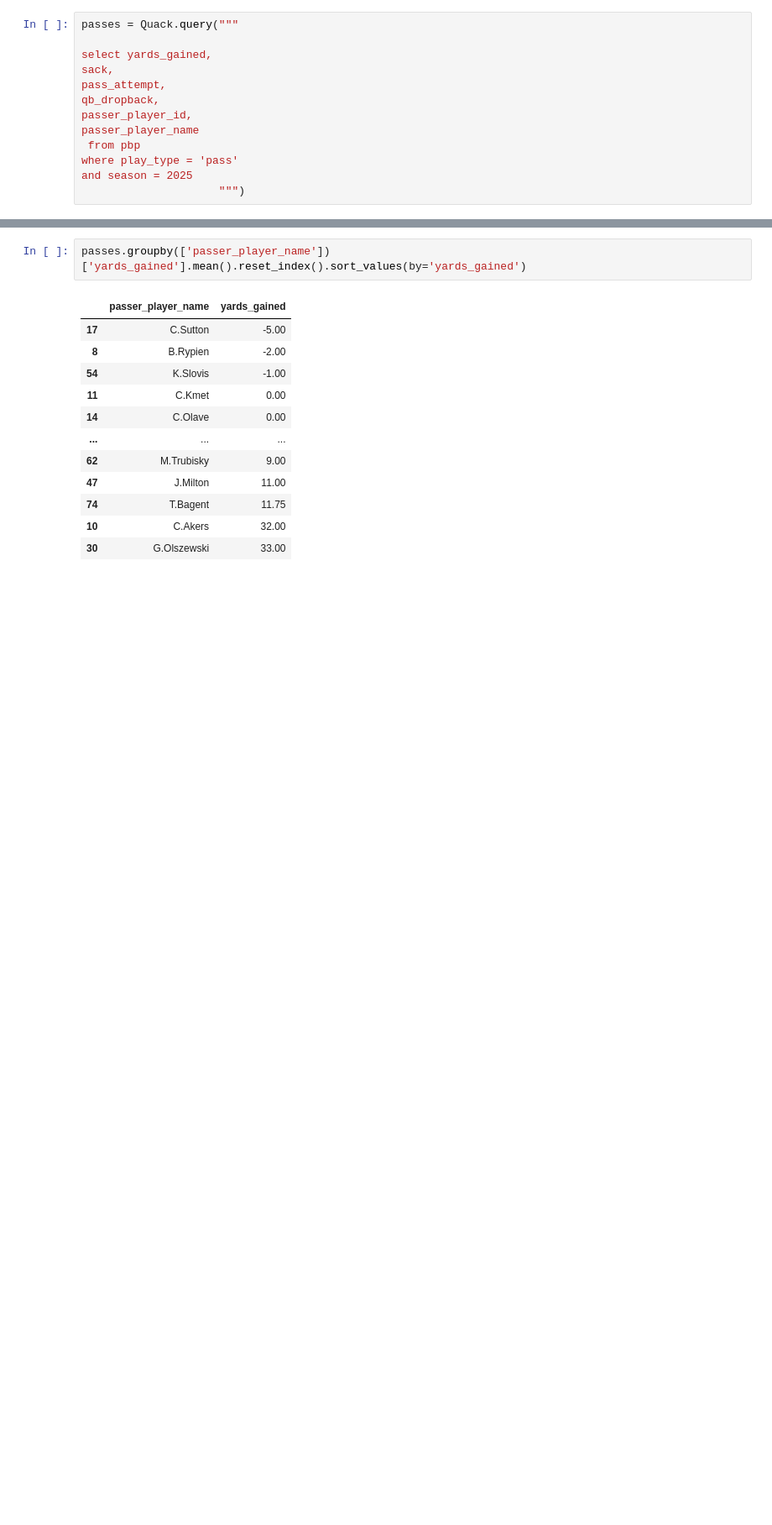
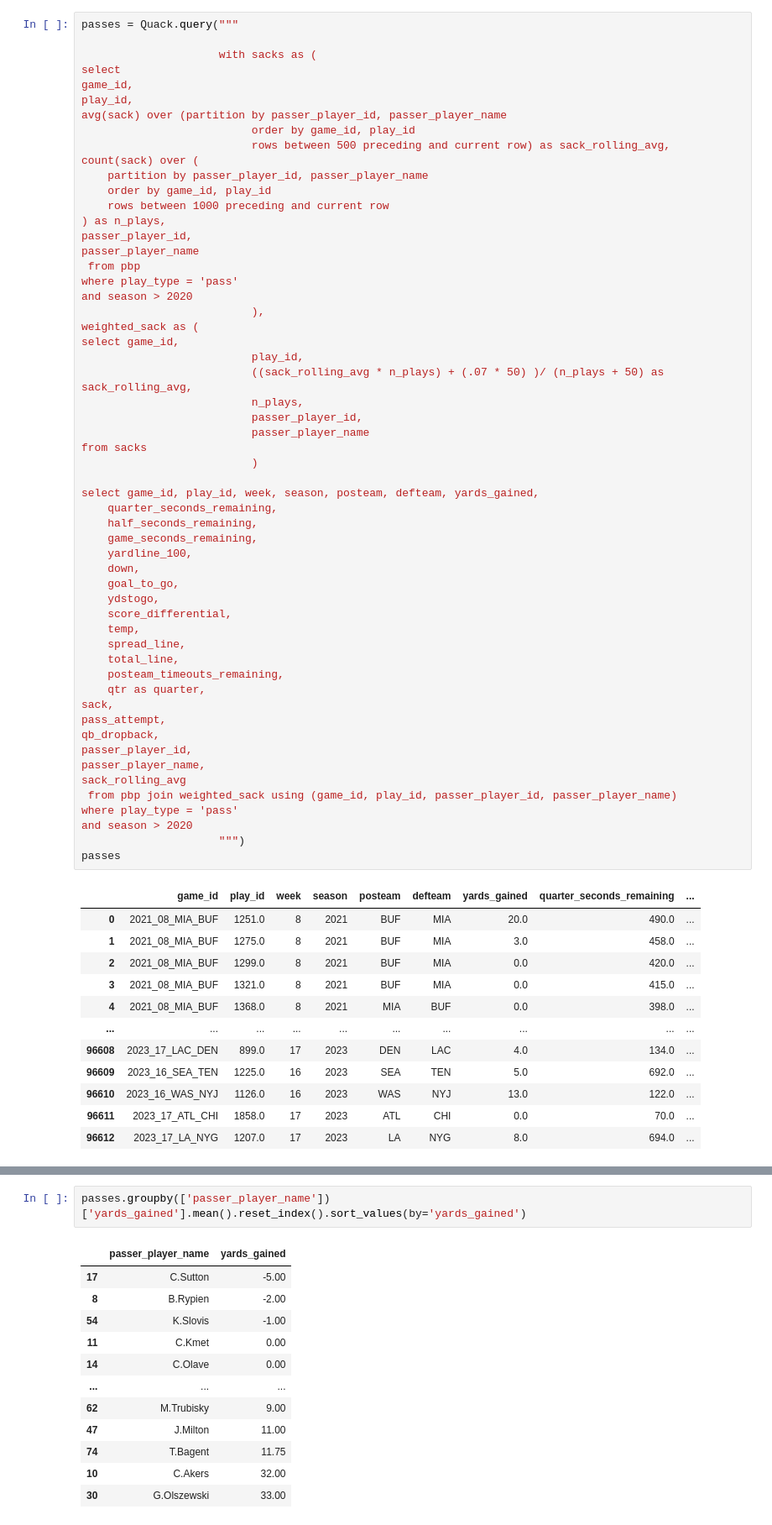
Before and after one commit to sharedw/NFL_sim, a Jupyter notebook: notebooks/other_notebooks/sack_model.ipynb, the cells around one changed output, grey strips where cells are left out. Shown at 84% size. Saved outputs shown, nothing was run; the diff lists cells and outputs as text; blank space fills up the shorter version.

```diff
--- a/notebooks/other_notebooks/sack_model.ipynb
+++ b/notebooks/other_notebooks/sack_model.ipynb
@@ -3,13 +5,69 @@ from utils.quack import Quack
 # %%
 passes = Quack.query("""
 
-select yards_gained,
+					 with sacks as (
+select
+game_id,
+play_id,
+avg(sack) over (partition by passer_player_id, passer_player_name
+						  order by game_id, play_id
+						  rows between 500 preceding and current row) as sack_rolling_avg,
+count(sack) over (
+    partition by passer_player_id, passer_player_name
+    order by game_id, play_id
+    rows between 1000 preceding and current row
+) as n_plays,
+passer_player_id,
+passer_player_name
+ from pbp
+where play_type = 'pass'
+and season > 2020
+						  ),
+weighted_sack as (
+select game_id,
+						  play_id,
+						  ((sack_rolling_avg * n_plays) + (.07 * 50) )/ (n_plays + 50) as sack_rolling_avg,
+						  n_plays,
+						  passer_player_id,
+						  passer_player_name
+from sacks
+						  )
+
+select game_id, play_id, week, season, posteam, defteam, yards_gained,
+    quarter_seconds_remaining,
+    half_seconds_remaining,
+    game_seconds_remaining,
+    yardline_100,
+    down,
+    goal_to_go,
+    ydstogo,
+    score_differential,
+    temp,
+    spread_line,
+    total_line,
+    posteam_timeouts_remaining,
+    qtr as quarter,
 sack,
 pass_attempt,
 qb_dropback,
 passer_player_id,
-passer_player_name
- from pbp
+passer_player_name,
+sack_rolling_avg
+ from pbp join weighted_sack using (game_id, play_id, passer_player_id, passer_player_name)
 where play_type = 'pass'
-and season = 2025
+and season > 2020
 					 """)
+passes
+# %% [output]
+|  | game_id | play_id | week | season | posteam | defteam | yards_gained | quarter_seconds_remaining | ... |
+| 0 | 2021_08_MIA_BUF | 1251.0 | 8 | 2021 | BUF | MIA | 20.0 | 490.0 | ... |
+| 1 | 2021_08_MIA_BUF | 1275.0 | 8 | 2021 | BUF | MIA | 3.0 | 458.0 | ... |
+| 2 | 2021_08_MIA_BUF | 1299.0 | 8 | 2021 | BUF | MIA | 0.0 | 420.0 | ... |
+| 3 | 2021_08_MIA_BUF | 1321.0 | 8 | 2021 | BUF | MIA | 0.0 | 415.0 | ... |
+| 4 | 2021_08_MIA_BUF | 1368.0 | 8 | 2021 | MIA | BUF | 0.0 | 398.0 | ... |
+| ... | ... | ... | ... | ... | ... | ... | ... | ... | ... |
+| 96608 | 2023_17_LAC_DEN | 899.0 | 17 | 2023 | DEN | LAC | 4.0 | 134.0 | ... |
+| 96609 | 2023_16_SEA_TEN | 1225.0 | 16 | 2023 | SEA | TEN | 5.0 | 692.0 | ... |
+| 96610 | 2023_16_WAS_NYJ | 1126.0 | 16 | 2023 | WAS | NYJ | 13.0 | 122.0 | ... |
+| 96611 | 2023_17_ATL_CHI | 1858.0 | 17 | 2023 | ATL | CHI | 0.0 | 70.0 | ... |
+| 96612 | 2023_17_LA_NYG | 1207.0 | 17 | 2023 | LA | NYG | 8.0 | 694.0 | ... |
```
Also changed, not shown: parts of 6 cells of this notebook, 1 other file.
